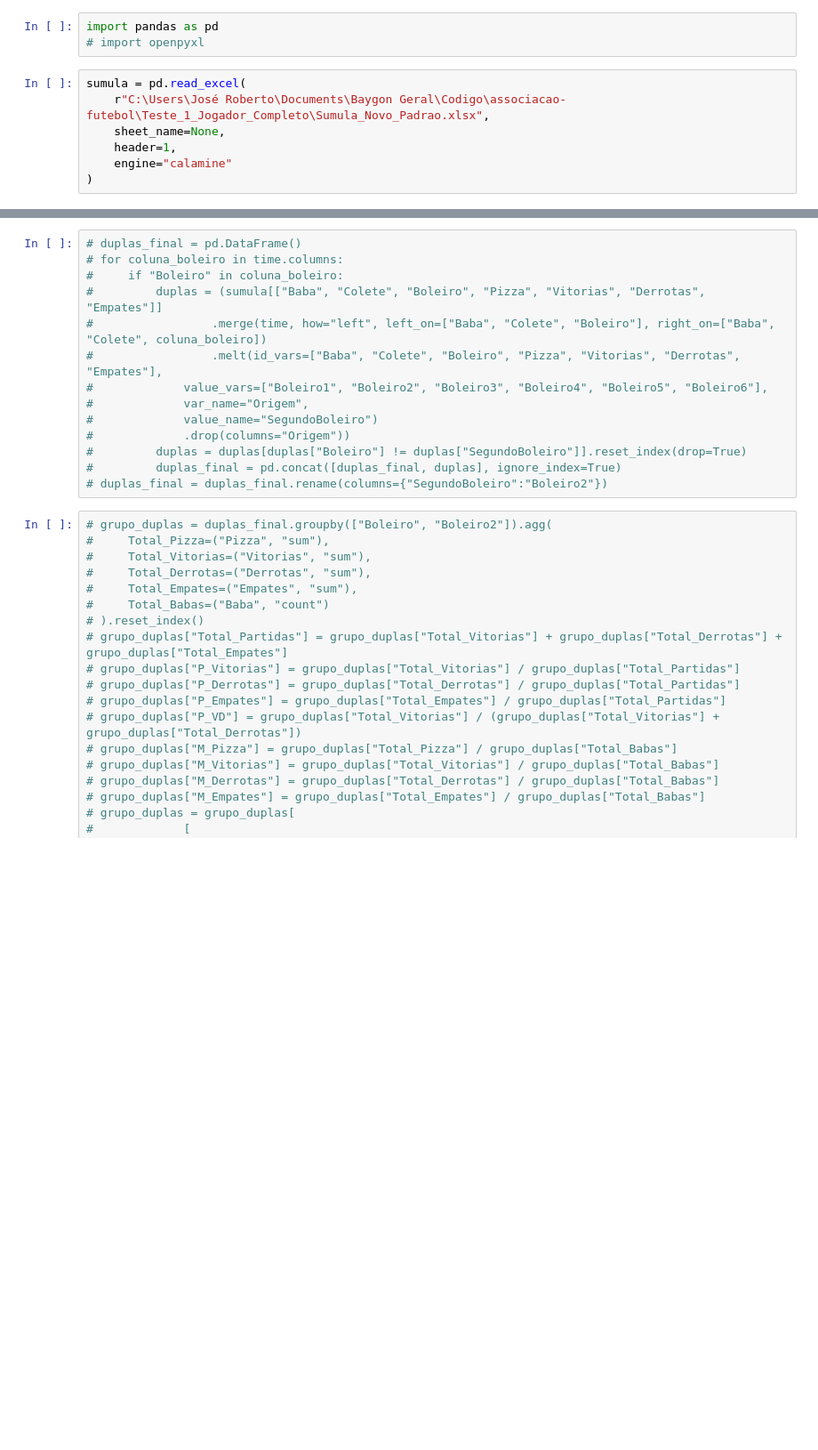
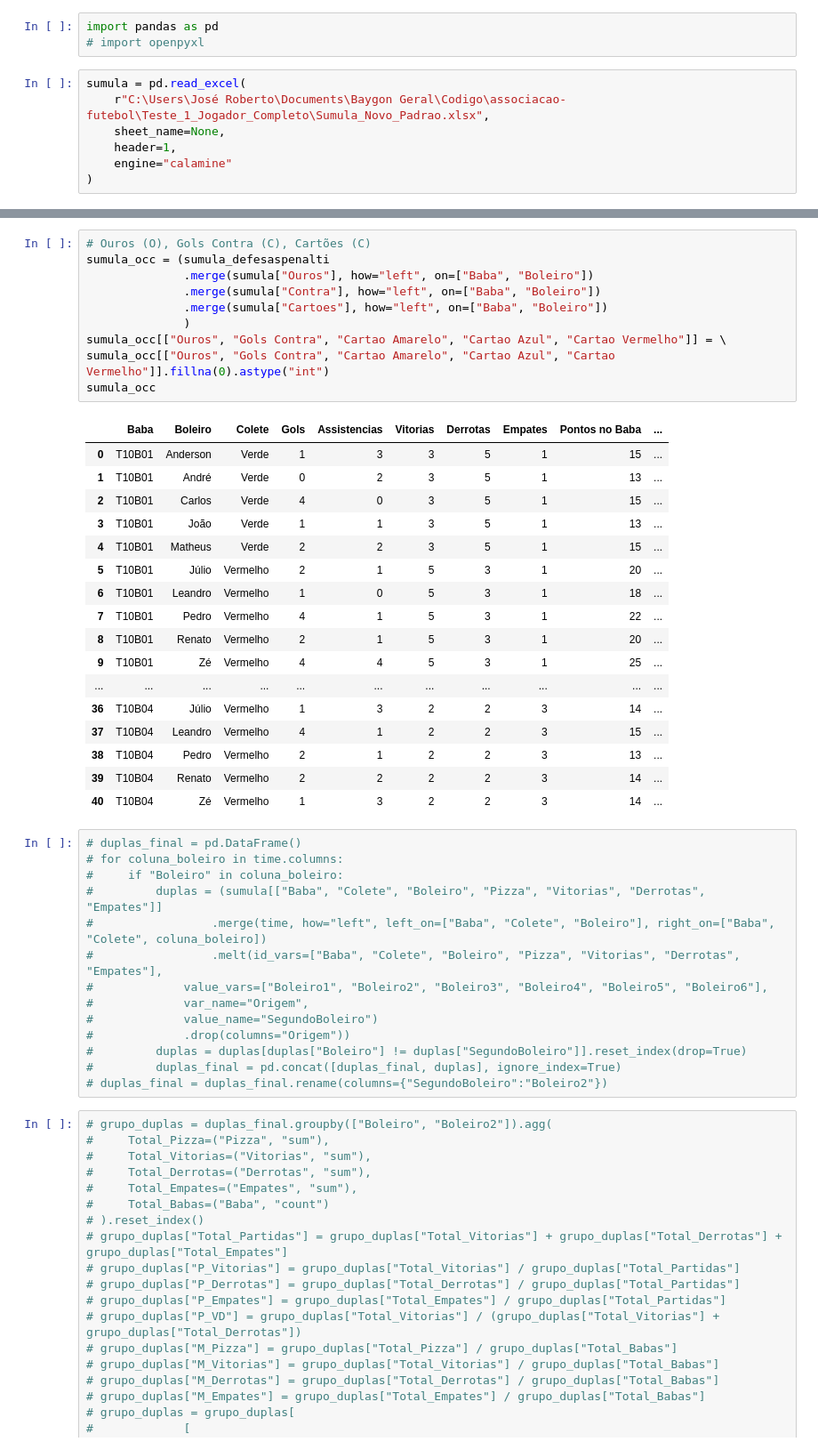
Before and after one commit to FlickFlash/associacao-futebol, a Jupyter notebook: Teste_1_Jogador_Completo/novo_processamento.ipynb, the cells around one changed output, grey strips where cells are left out. Shown: that part at 89% size. Drawn from its saved outputs; the diff is of its cells as text; blank space fills up the shorter version.

Commit message:
Merge para adição de Ouros, Gols Contra e Cartões na tabela

```diff
--- a/Teste_1_Jogador_Completo/novo_processamento.ipynb
+++ b/Teste_1_Jogador_Completo/novo_processamento.ipynb
@@ -40,3 +66,31 @@ sumula_defesaspenalti["Defesas de Penalti"] = sumula_defesaspenalti["Defesas de
+# %%
+# Ouros (O), Gols Contra (C), Cartões (C)
+sumula_occ = (sumula_defesaspenalti
+              .merge(sumula["Ouros"], how="left", on=["Baba", "Boleiro"])
+              .merge(sumula["Contra"], how="left", on=["Baba", "Boleiro"])
+              .merge(sumula["Cartoes"], how="left", on=["Baba", "Boleiro"])
+              )
+sumula_occ[["Ouros", "Gols Contra", "Cartao Amarelo", "Cartao Azul", "Cartao Vermelho"]] = \
+sumula_occ[["Ouros", "Gols Contra", "Cartao Amarelo", "Cartao Azul", "Cartao Vermelho"]].fillna(0).astype("int")
+sumula_occ
+# %% [output]
+|  | Baba | Boleiro | Colete | Gols | Assistencias | Vitorias | Derrotas | Empates | Pontos no Baba | ... |
+| 0 | T10B01 | Anderson | Verde | 1 | 3 | 3 | 5 | 1 | 15 | ... |
+| 1 | T10B01 | André | Verde | 0 | 2 | 3 | 5 | 1 | 13 | ... |
+| 2 | T10B01 | Carlos | Verde | 4 | 0 | 3 | 5 | 1 | 15 | ... |
+| 3 | T10B01 | João | Verde | 1 | 1 | 3 | 5 | 1 | 13 | ... |
+| 4 | T10B01 | Matheus | Verde | 2 | 2 | 3 | 5 | 1 | 15 | ... |
+| 5 | T10B01 | Júlio | Vermelho | 2 | 1 | 5 | 3 | 1 | 20 | ... |
+| 6 | T10B01 | Leandro | Vermelho | 1 | 0 | 5 | 3 | 1 | 18 | ... |
+| 7 | T10B01 | Pedro | Vermelho | 4 | 1 | 5 | 3 | 1 | 22 | ... |
+| 8 | T10B01 | Renato | Vermelho | 2 | 1 | 5 | 3 | 1 | 20 | ... |
+| 9 | T10B01 | Zé | Vermelho | 4 | 4 | 5 | 3 | 1 | 25 | ... |
+| ... | ... | ... | ... | ... | ... | ... | ... | ... | ... | ... |
+| 36 | T10B04 | Júlio | Vermelho | 1 | 3 | 2 | 2 | 3 | 14 | ... |
+| 37 | T10B04 | Leandro | Vermelho | 4 | 1 | 2 | 2 | 3 | 15 | ... |
+| 38 | T10B04 | Pedro | Vermelho | 2 | 1 | 2 | 2 | 3 | 13 | ... |
+| 39 | T10B04 | Renato | Vermelho | 2 | 2 | 2 | 2 | 3 | 14 | ... |
+| 40 | T10B04 | Zé | Vermelho | 1 | 3 | 2 | 2 | 3 | 14 | ... |
 # %%
 # duplas_final = pd.DataFrame()
 # for coluna_boleiro in time.columns:
```
Also changed, not shown: parts of 4 cells of this notebook.
